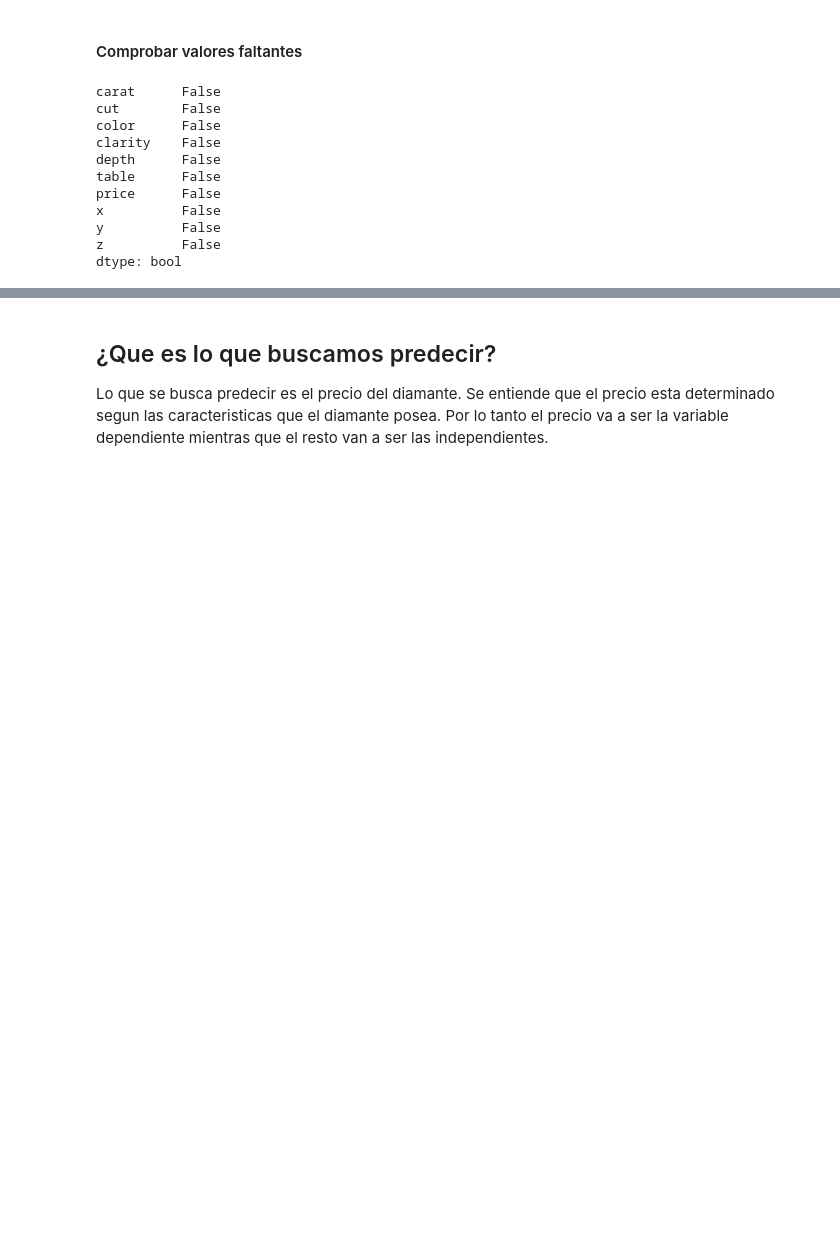
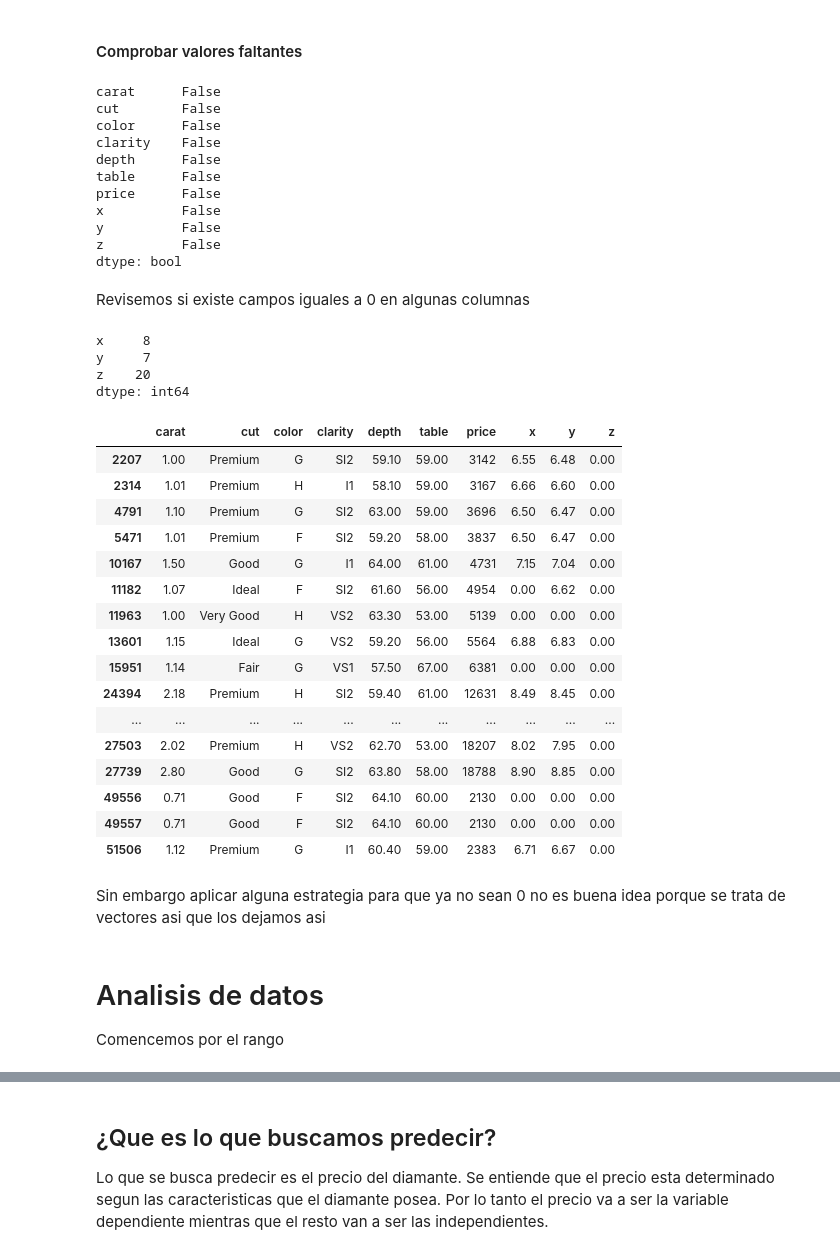
Before and after one commit to Lorenzomar4/ParadigmasDeProgramacionUnsam-tps, a Jupyter notebook: TP1.ipynb, the cells around one changed output, grey strips where cells are left out. Saved outputs shown, nothing was run; the diff lists cells and outputs as text; code cells hidden in the pictures; blank space fills up the shorter version.

```diff
--- a/TP1.ipynb
+++ b/TP1.ipynb
@@ -101,3 +135,38 @@ x          False
 y          False
 z          False
 dtype: bool
+# %% [markdown]
+Revisemos si existe campos iguales a 0 en algunas columnas
+# %%
+cols = df[df == 0].count(axis=0)
+cols[cols > 0]
+# %% [output]
+x     8
+y     7
+z    20
+dtype: int64
+# %%
+df.loc[(df['x'] == 0) | (df['y'] == 0) | (df['z'] == 0) ]
+# %% [output]
+|  | carat | cut | color | clarity | depth | table | price | x | y | z |
+| 2207 | 1.00 | Premium | G | SI2 | 59.10 | 59.00 | 3142 | 6.55 | 6.48 | 0.00 |
+| 2314 | 1.01 | Premium | H | I1 | 58.10 | 59.00 | 3167 | 6.66 | 6.60 | 0.00 |
+| 4791 | 1.10 | Premium | G | SI2 | 63.00 | 59.00 | 3696 | 6.50 | 6.47 | 0.00 |
+| 5471 | 1.01 | Premium | F | SI2 | 59.20 | 58.00 | 3837 | 6.50 | 6.47 | 0.00 |
+| 10167 | 1.50 | Good | G | I1 | 64.00 | 61.00 | 4731 | 7.15 | 7.04 | 0.00 |
+| 11182 | 1.07 | Ideal | F | SI2 | 61.60 | 56.00 | 4954 | 0.00 | 6.62 | 0.00 |
+| 11963 | 1.00 | Very Good | H | VS2 | 63.30 | 53.00 | 5139 | 0.00 | 0.00 | 0.00 |
+| 13601 | 1.15 | Ideal | G | VS2 | 59.20 | 56.00 | 5564 | 6.88 | 6.83 | 0.00 |
+| 15951 | 1.14 | Fair | G | VS1 | 57.50 | 67.00 | 6381 | 0.00 | 0.00 | 0.00 |
+| 24394 | 2.18 | Premium | H | SI2 | 59.40 | 61.00 | 12631 | 8.49 | 8.45 | 0.00 |
+| ... | ... | ... | ... | ... | ... | ... | ... | ... | ... | ... |
+| 27503 | 2.02 | Premium | H | VS2 | 62.70 | 53.00 | 18207 | 8.02 | 7.95 | 0.00 |
+| 27739 | 2.80 | Good | G | SI2 | 63.80 | 58.00 | 18788 | 8.90 | 8.85 | 0.00 |
+| 49556 | 0.71 | Good | F | SI2 | 64.10 | 60.00 | 2130 | 0.00 | 0.00 | 0.00 |
+| 49557 | 0.71 | Good | F | SI2 | 64.10 | 60.00 | 2130 | 0.00 | 0.00 | 0.00 |
+| 51506 | 1.12 | Premium | G | I1 | 60.40 | 59.00 | 2383 | 6.71 | 6.67 | 0.00 |
+# %% [markdown]
+Sin embargo aplicar alguna estrategia para que ya no sean 0 no es buena idea porque se trata de vectores asi que los dejamos asi
+# %% [markdown]
+# Analisis de datos <br>
+Comencemos por el rango
```
Also changed, not shown: parts of 24 cells of this notebook, 5 other files.
